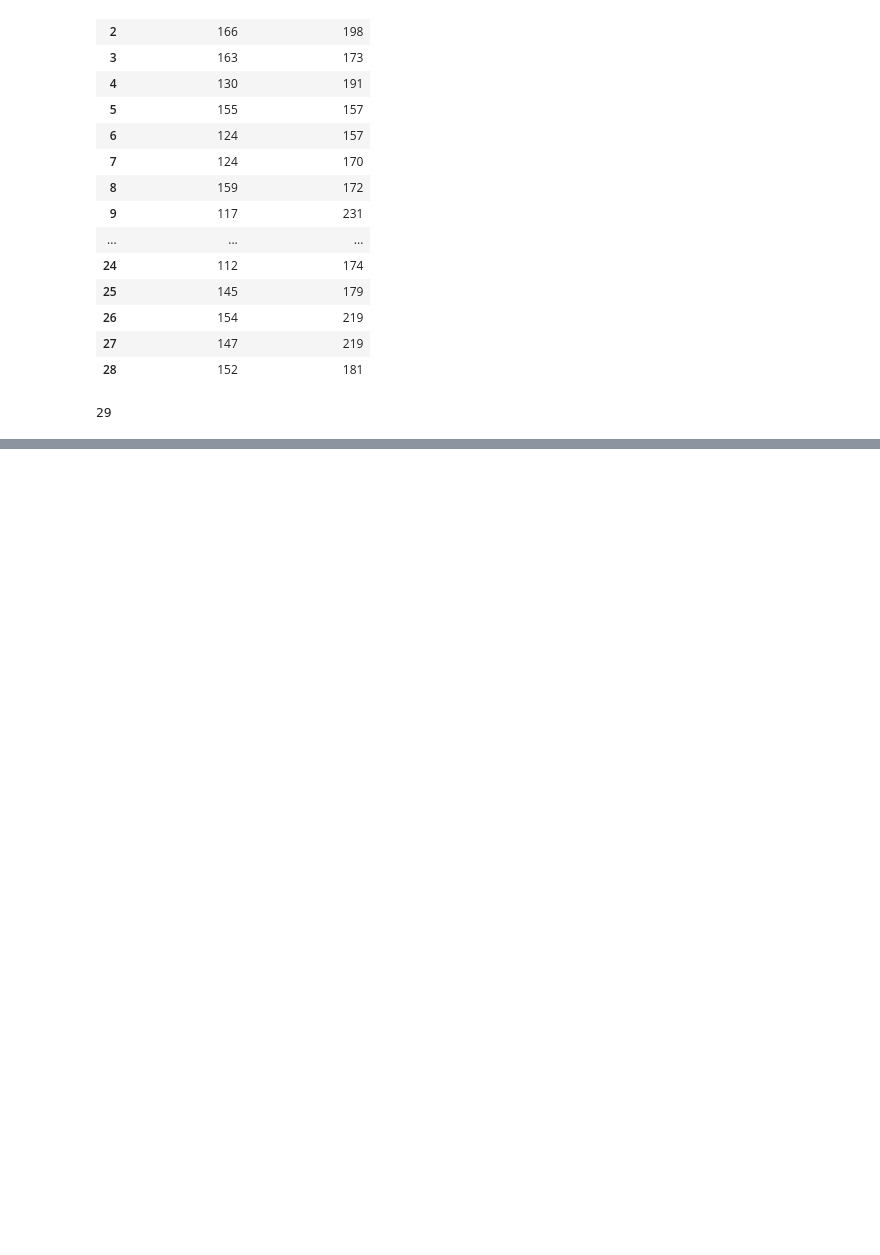
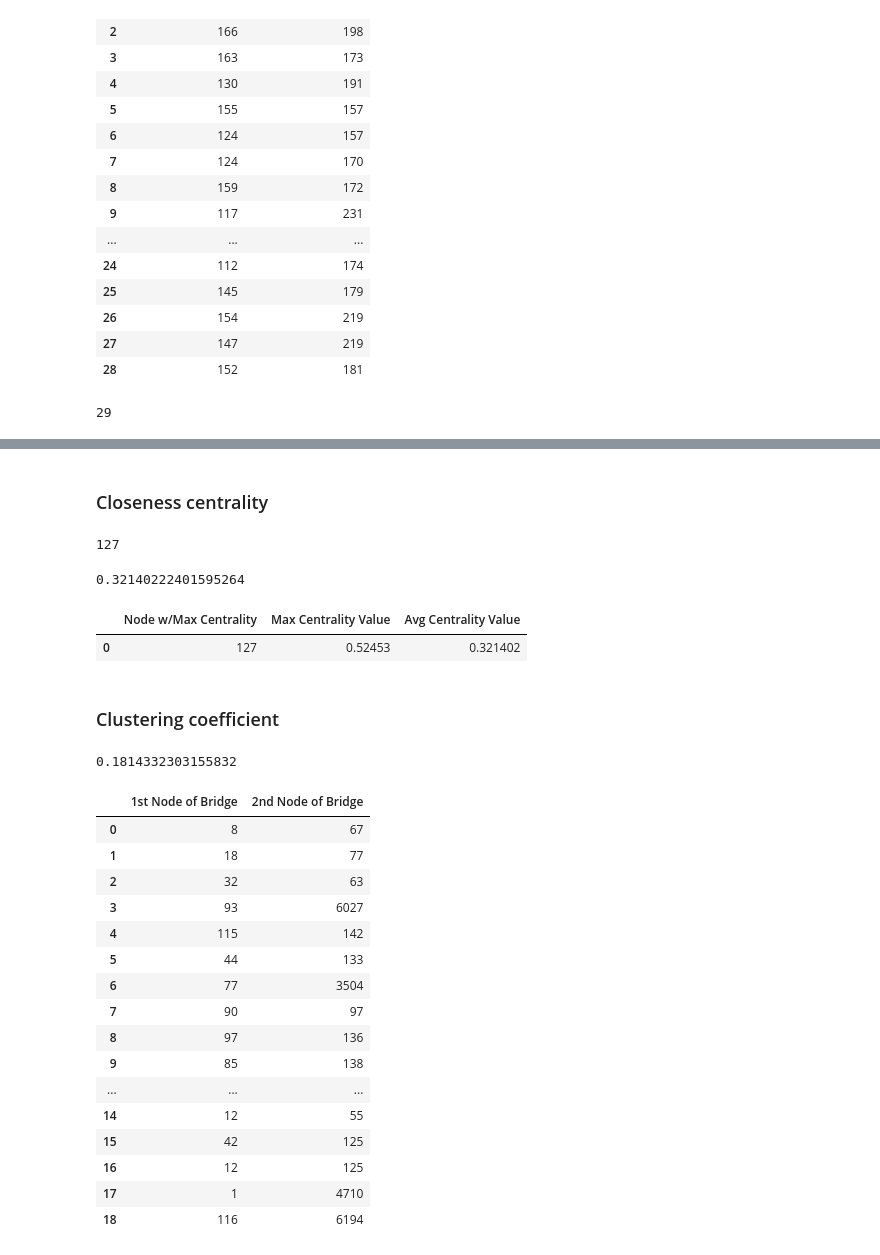
Before and after one commit to tzfeng/orf387-project, a Jupyter notebook: ORF387 Project.ipynb, the cells around one changed output, grey strips where cells are left out. Cells and saved outputs as stored; diff of their text form; code cells hidden in the pictures; blank space fills up the shorter version.

```diff
--- a/ORF387 Project.ipynb
+++ b/ORF387 Project.ipynb
@@ -158,0 +162,15 @@ bridge_count
+# %%
+# get first 150 unique nodes in Twitch graph
+nodes = []
+n = 150
+counter = 0
+
+with open('twitch8.txt', encoding="utf8") as infile:
+    for line in infile:
+        if counter == n:
+            break
+
+        node = int(line.split()[0])
+        if node not in nodes:
+            nodes.append(node)
+            counter = counter + 1
@@ -158,0 +182,3 @@ bridge_count
+# %%
+tw = snap.LoadEdgeList(snap.TUNGraph, "twitch8.txt", 0, 1)
+tw.GetEdges()
@@ -158,0 +187,3 @@ bridge_count
+# %%
+sub_tw = tw.GetSubGraph(nodes)
+sub_tw.GetEdges()
@@ -158,0 +261,2 @@ bridge_count
+# %% [markdown]
+### Closeness centrality
@@ -158,0 +267,54 @@ bridge_count
+# %%
+max_cc = max(cc.items(), key=operator.itemgetter(1))[0]
+max_cc
+# %% [output]
+127
+# %%
+avg_cc = statistics.mean(cc.values())
+avg_cc
+# %% [output]
+0.32140222401595264
+# %%
+ccs = pd.DataFrame([[max_cc, cc[max_cc], avg_cc]],
+                     columns=['Node w/Max Centrality', 'Max Centrality Value', 'Avg Centrality Value'])
+ccs
+# %% [output]
+|  | Node w/Max Centrality | Max Centrality Value | Avg Centrality Value |
+| 0 | 127 | 0.52453 | 0.321402 |
+# %% [markdown]
+### Clustering coefficient
+# %%
+ccf = sub_tw.GetClustCf(-1)
+ccf
+# %% [output]
+0.1814332303155832
+# %%
+n1 = []
+n2 = []
+b = sub_tw.GetEdgeBridges()
+for e in b:
+    n1.append(e.GetVal1())
+    n2.append(e.GetVal2())
+# %%
+bs = pd.DataFrame(columns=['1st Node of Bridge', '2nd Node of Bridge'])
+bs['1st Node of Bridge'] = n1
+bs['2nd Node of Bridge'] = n2
+bs
+# %% [output]
+|  | 1st Node of Bridge | 2nd Node of Bridge |
+| 0 | 8 | 67 |
+| 1 | 18 | 77 |
+| 2 | 32 | 63 |
+| 3 | 93 | 6027 |
+| 4 | 115 | 142 |
+| 5 | 44 | 133 |
+| 6 | 77 | 3504 |
+| 7 | 90 | 97 |
+| 8 | 97 | 136 |
+| 9 | 85 | 138 |
+| ... | ... | ... |
+| 14 | 12 | 55 |
+| 15 | 42 | 125 |
+| 16 | 12 | 125 |
+| 17 | 1 | 4710 |
+| 18 | 116 | 6194 |
```
Also changed, not shown: parts of 80 cells of this notebook.
